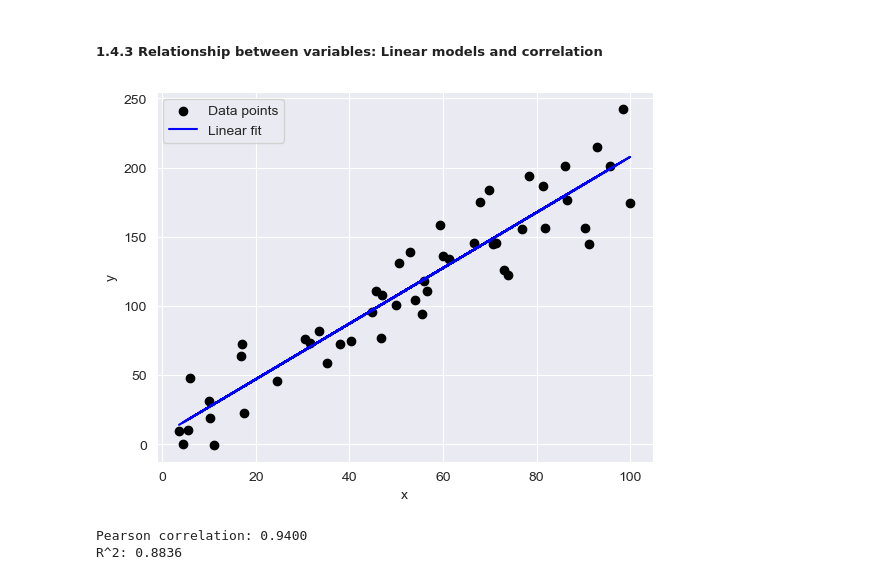
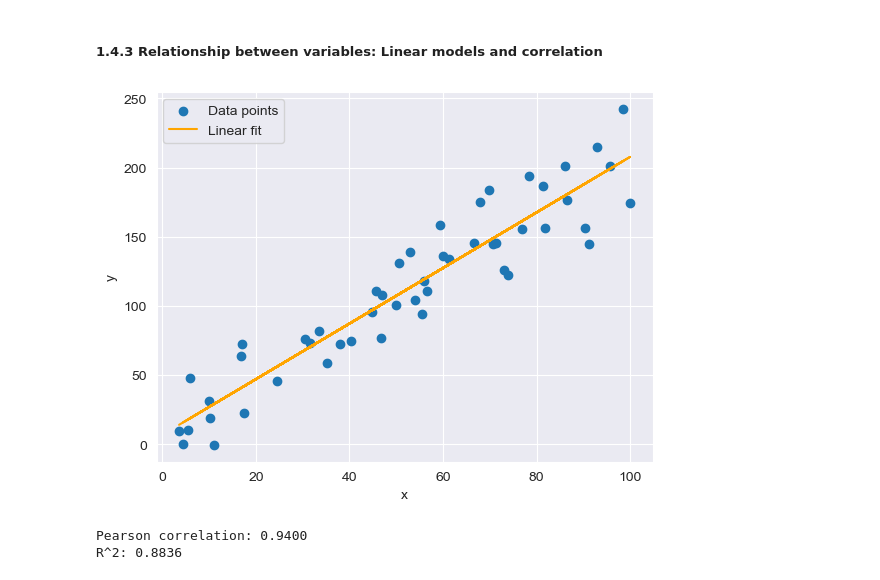
Before and after one commit to olxssa/computational_genomics, a Jupyter notebook: Module1_Statistics_for_genomics.ipynb, the cells around one changed output. Cells and saved outputs as stored; diff of their text form; code cells hidden in the pictures.

```diff
--- a/Module1_Statistics_for_genomics.ipynb
+++ b/Module1_Statistics_for_genomics.ipynb
@@ -841,14 +833,14 @@ model = sm.OLS(y, x_with_const).fit() # Ordinary Least Squares regression model
 # %%
 # 2: Plot the scatter plot and the fitted line.
 
-plt.scatter(x, y, color='black', label='Data points')
+plt.scatter(x, y, label='Data points')
 plt.xlabel("x")
 plt.ylabel("y")
-plt.plot(x, model.predict(x_with_const), color='blue', label='Linear fit')
+plt.plot(x, model.predict(x_with_const), color='orange', label='Linear fit')
 plt.legend()
 plt.show()
 # %% [output]
-[figure, old version]
+[figure, new version]
 # %%
 # 3: Calculate correlation and R^2.
 
```
Also changed, not shown: parts of 19 cells of this notebook.
